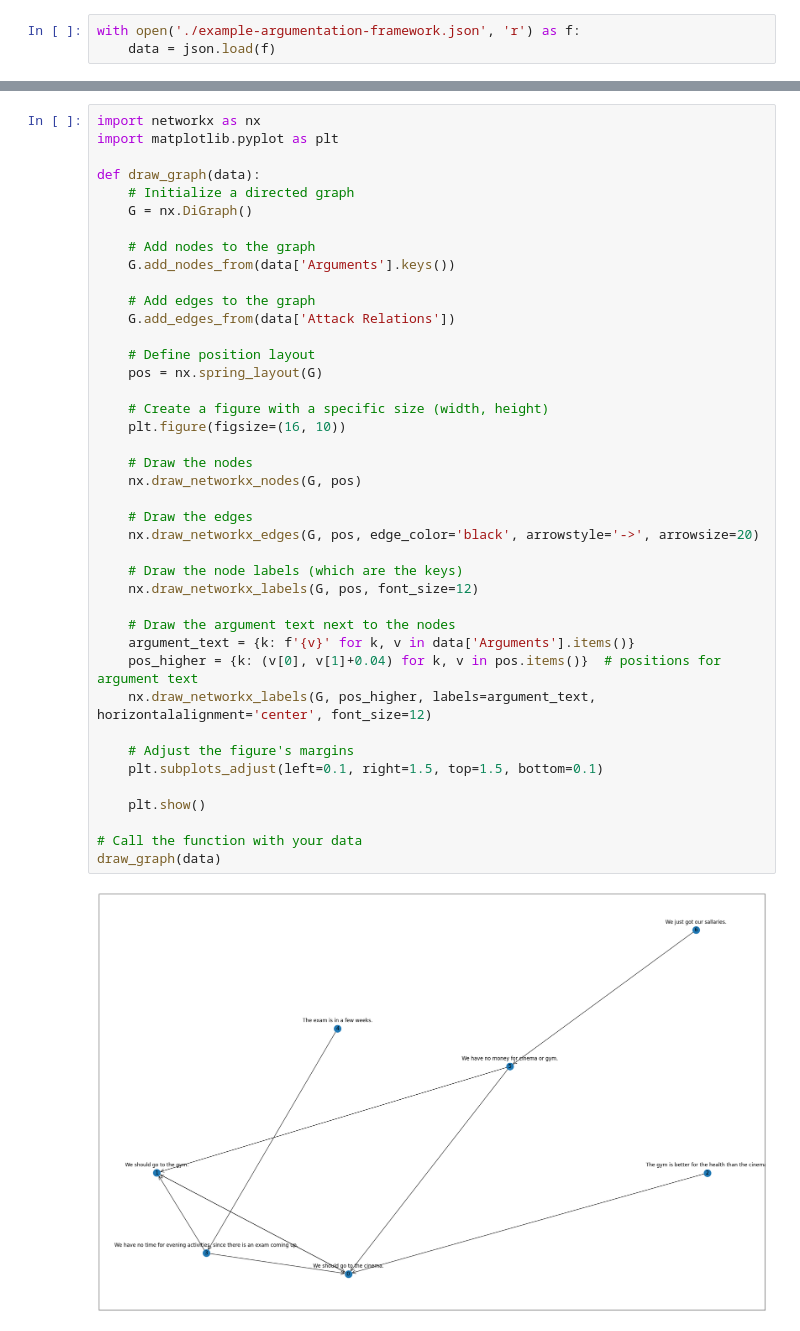
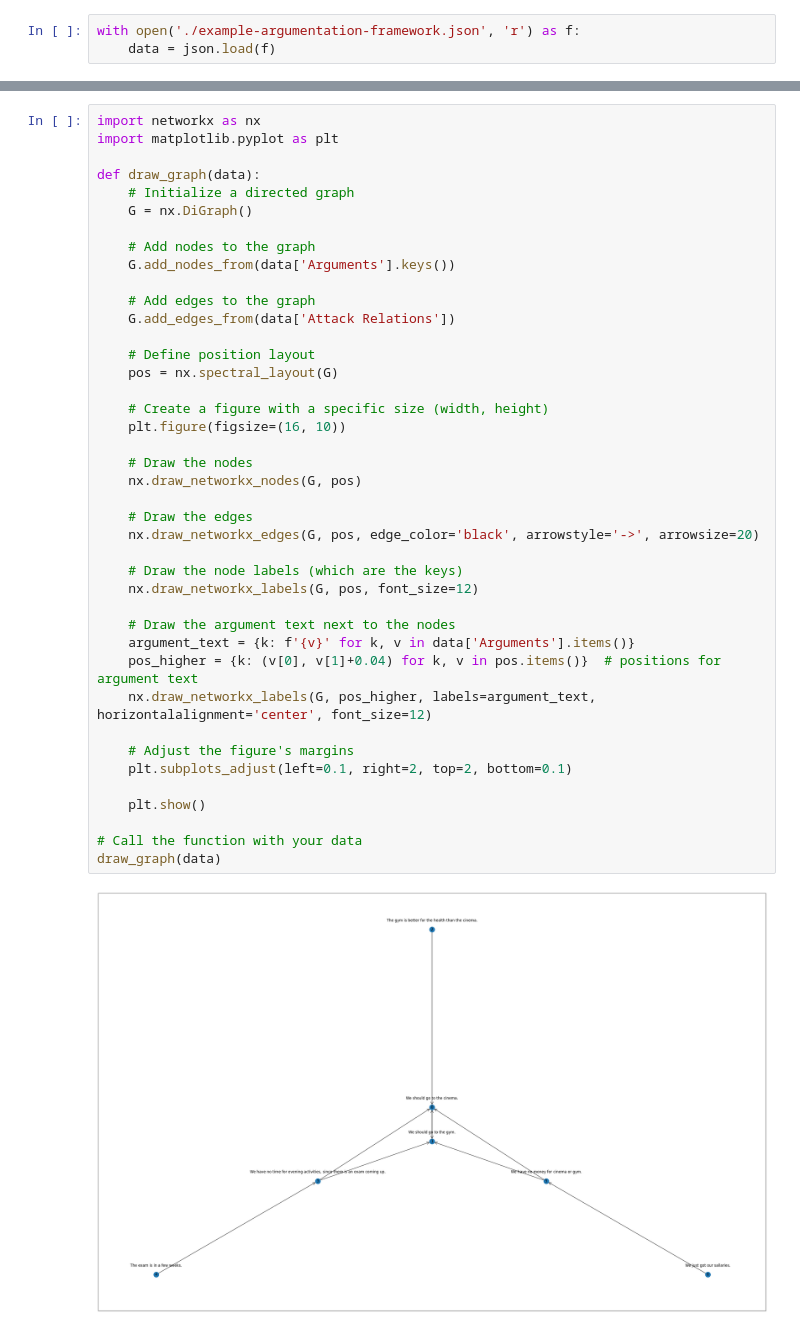
Before and after one commit to matercomus/KR_2023_G16, a Jupyter notebook: playground.ipynb, the cells around one changed output, grey strips where cells are left out. Saved outputs shown, nothing was run; the diff lists cells and outputs as text.

Commit message:
changed draw_graph to use spectral layout of nodes

```diff
--- a/playground.ipynb
+++ b/playground.ipynb
@@ -35,33 +35,33 @@ def draw_graph(data):
 
     # Add edges to the graph
     G.add_edges_from(data['Attack Relations'])
 
     # Define position layout
-    pos = nx.spring_layout(G)
+    pos = nx.spectral_layout(G)
 
     # Create a figure with a specific size (width, height)
     plt.figure(figsize=(16, 10))
 
     # Draw the nodes
     nx.draw_networkx_nodes(G, pos)
 
     # Draw the edges
     nx.draw_networkx_edges(G, pos, edge_color='black', arrowstyle='->', arrowsize=20)
 
     # Draw the node labels (which are the keys)
     nx.draw_networkx_labels(G, pos, font_size=12)
 
     # Draw the argument text next to the nodes
     argument_text = {k: f'{v}' for k, v in data['Arguments'].items()}
     pos_higher = {k: (v[0], v[1]+0.04) for k, v in pos.items()}  # positions for argument text
     nx.draw_networkx_labels(G, pos_higher, labels=argument_text, horizontalalignment='center', font_size=12)
 
     # Adjust the figure's margins
-    plt.subplots_adjust(left=0.1, right=1.5, top=1.5, bottom=0.1)
+    plt.subplots_adjust(left=0.1, right=2, top=2, bottom=0.1)
 
     plt.show()
 
 # Call the function with your data
 draw_graph(data)
 # %% [output]
-[figure, old version]
+[figure, new version]
```
